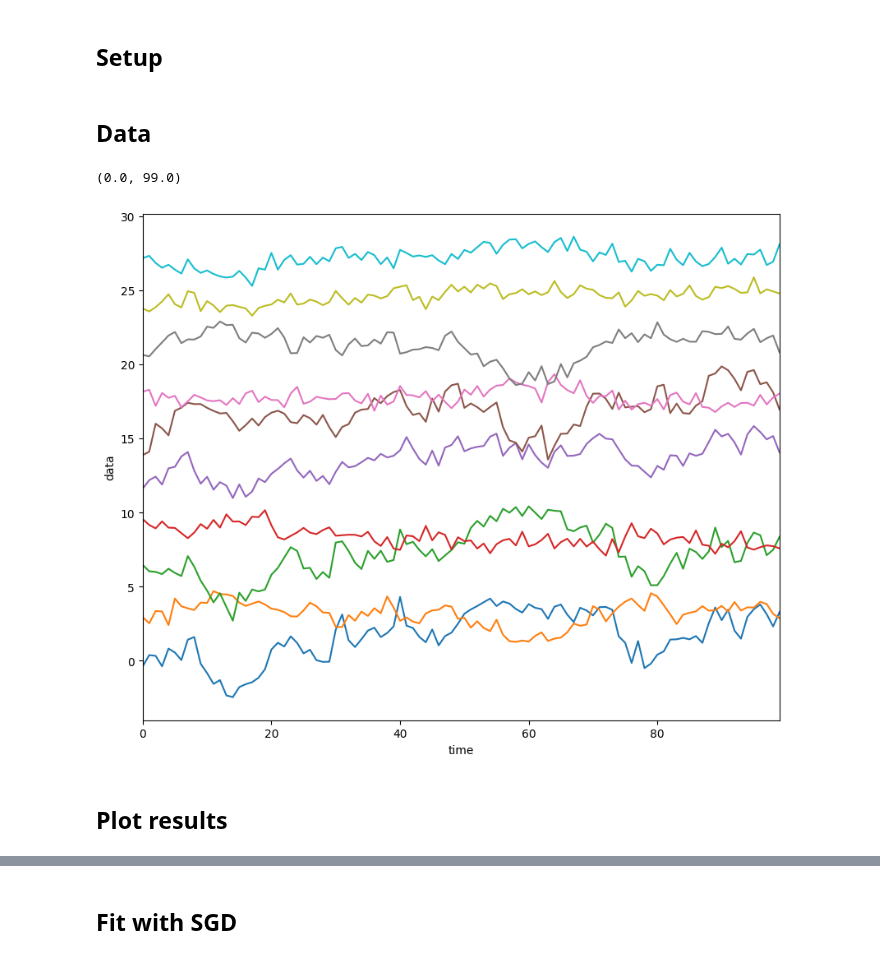
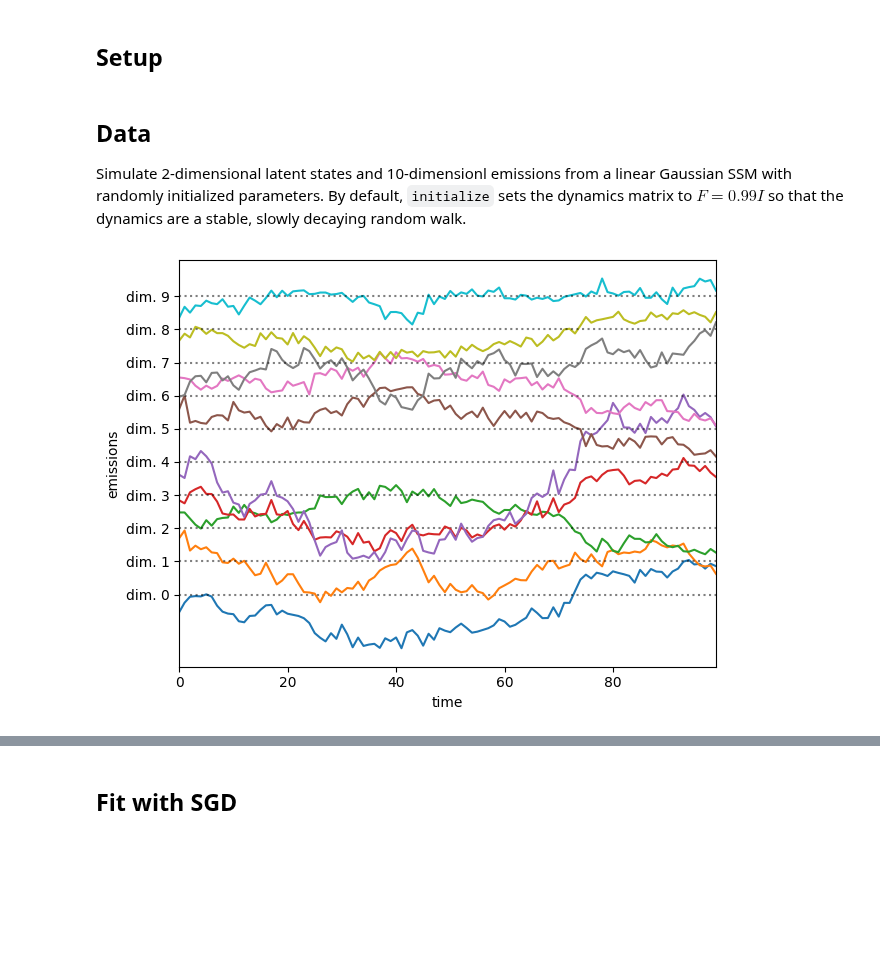
Before and after one commit to probml/dynamax, a Jupyter notebook: docs/notebooks/linear_gaussian_ssm/lgssm_learning.ipynb, the cells around one changed output, grey strips where cells are left out. Cells and saved outputs as stored; diff of their text form; code cells hidden in the pictures; blank space fills up the shorter version.

```diff
--- a/docs/notebooks/linear_gaussian_ssm/lgssm_learning.ipynb
+++ b/docs/notebooks/linear_gaussian_ssm/lgssm_learning.ipynb
@@ -19,27 +30,33 @@ from dynamax.linear_gaussian_ssm import LinearGaussianConjugateSSM
 from dynamax.utils.utils import monotonically_increasing
-# %% [markdown]
-## Data
+# %% [markdown]
+## Data
+
+Simulate 2-dimensional latent states and 10-dimensionl emissions from a linear Gaussian SSM with randomly initialized parameters. By default, `initialize` sets the dynamics matrix to $F = 0.99 I$ so that the dynamics are a stable, slowly decaying random walk.
 # %%
-state_dim=2
-emission_dim=10
-num_timesteps=100
+state_dim = 2
+emission_dim = 10
+num_timesteps = 100
 key = jr.PRNGKey(0)
 
-true_model = LinearGaussianConjugateSSM(state_dim, emission_dim)
+# Construct the true model with randomly initialized parameters
+# Note: the dynamis matrix is initialized to 0.99 * I to ensure stability
+true_model = LinearGaussianSSM(state_dim, emission_dim)
 key, key_root = jr.split(key)
 true_params, param_props = true_model.initialize(key)
 
+# Sample states and emissions from the true model
 key, key_root = jr.split(key)
 true_states, emissions = true_model.sample(true_params, key, num_timesteps)
 
 # Plot the true states and emissions
-fig, ax = plt.subplots(figsize=(10, 8))
-ax.plot(emissions + 3 * jnp.arange(emission_dim))
-ax.set_ylabel("data")
-ax.set_xlabel("time")
-ax.set_xlim(0, num_timesteps - 1)
+offsets = 3 * jnp.arange(emission_dim)
+for d in range(emission_dim):
+    plt.plot(emissions[:, d] + offsets[d])
+    plt.axhline(offsets[d], color="black", linestyle=":", alpha=0.5)
+plt.ylabel("emissions")
+plt.yticks(offsets, [f"dim. {i}" for i in jnp.arange(emission_dim)])
+plt.xlabel("time")
+plt.xlim(0, num_timesteps - 1)
+plt.tight_layout()
 # %% [output]
-(0.0, 99.0)
-[figure, old version]
+[figure, new version]
-# %% [markdown]
-## Plot results
```
Also changed, not shown: parts of 25 cells of this notebook, 2 other files.
